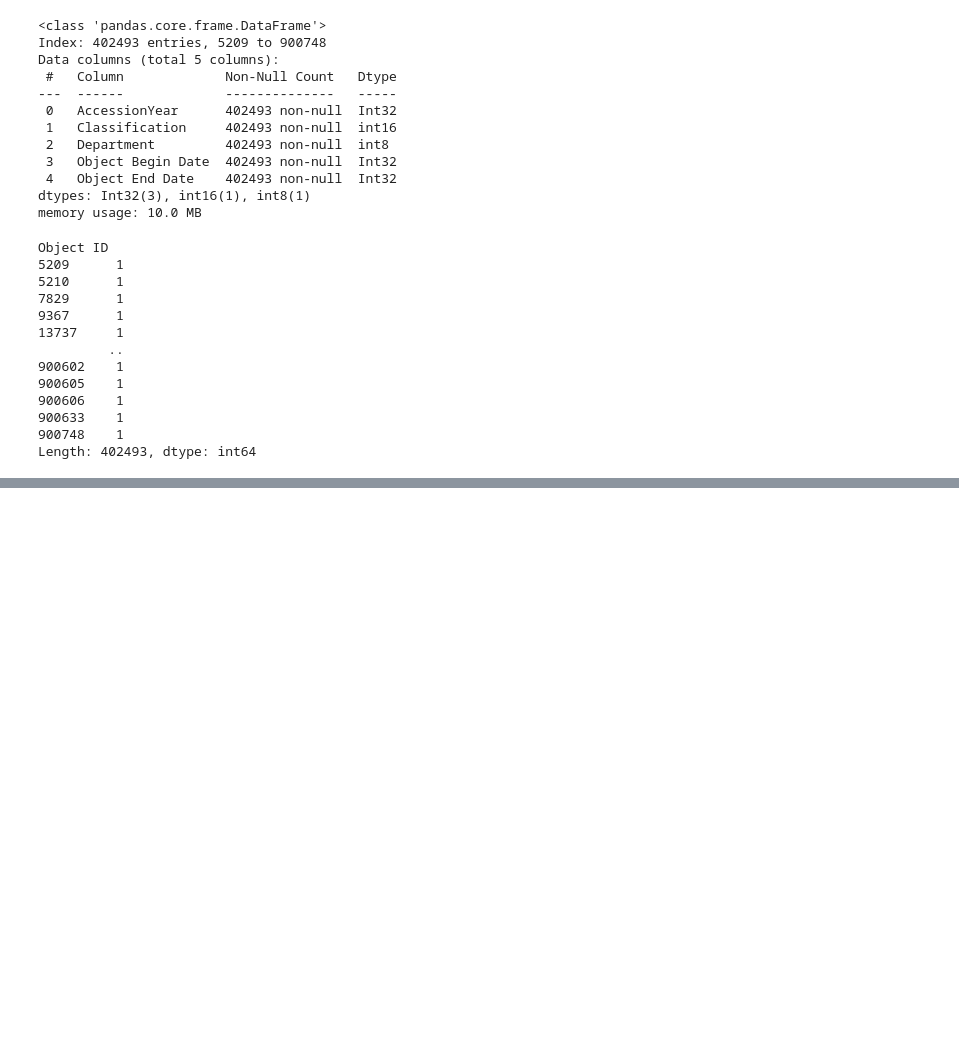
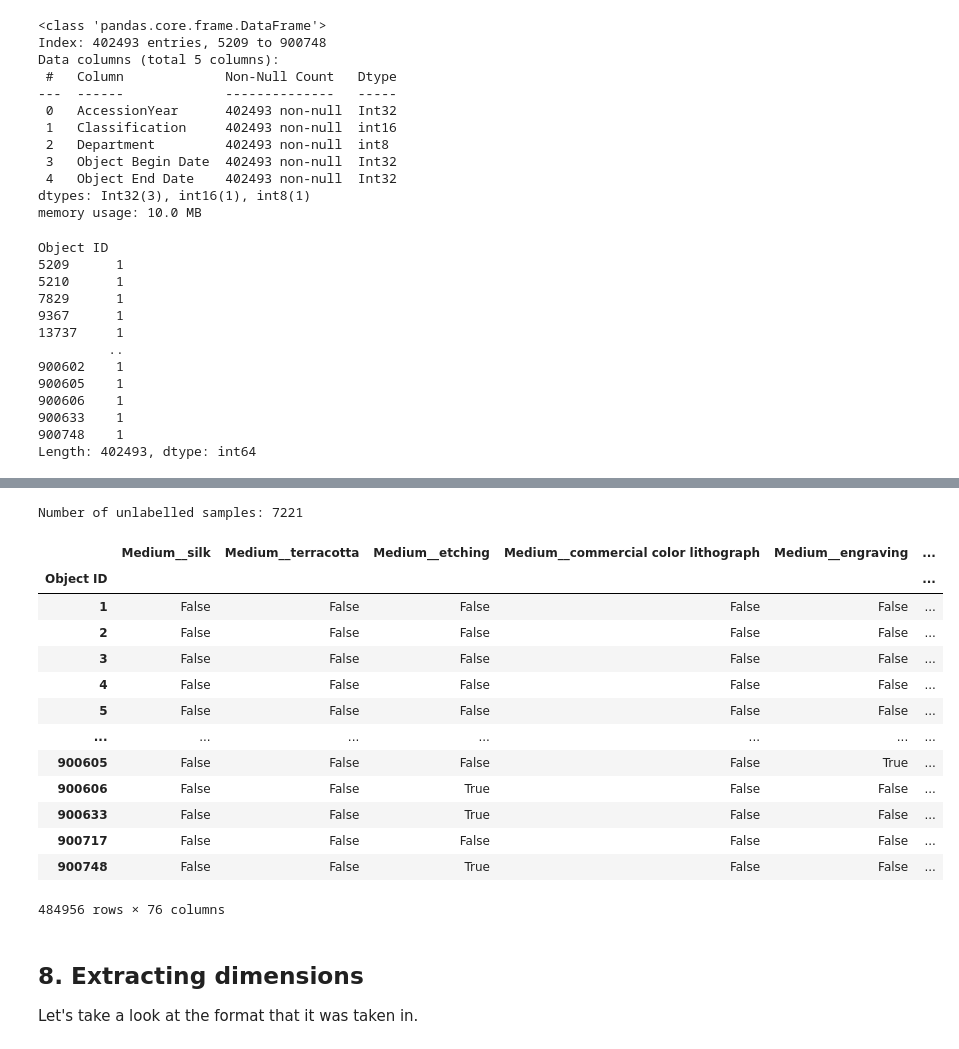
Before and after one commit to ZhigaMason/University, a Jupyter notebook: 01/01_homework.ipynb, the cells around one changed output, grey strips where cells are left out. Saved outputs shown, nothing was run; the diff lists cells and outputs as text; code cells hidden in the pictures; blank space fills up the shorter version.

```diff
--- a/01/01_homework.ipynb
+++ b/01/01_homework.ipynb
@@ -536,0 +787,3 @@ Index(['Object Number', 'Is Highlight', 'Is Timeline Work', 'Is Public Domain',
+# %%
+col = df['Medium']
+col.value_counts()
@@ -536,0 +810,7 @@ Index(['Object Number', 'Is Highlight', 'Is Timeline Work', 'Is Public Domain',
+# %%
+def deparse_nullable_list(x) -> set:
+    if x is np.nan:
+        return []
+    return x
+col_set = col.str.lower().str.findall(r'\s*([^,]+)\s*').map(deparse_nullable_list)
+col_set
@@ -536,0 +831,8 @@ Index(['Object Number', 'Is Highlight', 'Is Timeline Work', 'Is Public Domain',
+# %%
+from collections import Counter
+medium_counter = Counter()
+
+for val in col_set:
+    medium_counter.update(val)
+print(f'Number of distinct mediums: {len(medium_counter)}', f'Number of records: {medium_counter.total()}')
+medium_counter.most_common(10)
@@ -536,0 +851,6 @@ Index(['Object Number', 'Is Highlight', 'Is Timeline Work', 'Is Public Domain',
+# %%
+M = 75
+
+for med, _ in medium_counter.most_common(M):
+    print(f"Processing {med}...")
+    df[f'Medium__{med}'] = df['Medium'].str.contains(med, na=False, flags=re.IGNORECASE)
@@ -536,0 +899,26 @@ Index(['Object Number', 'Is Highlight', 'Is Timeline Work', 'Is Public Domain',
+# %%
+medium_cols = [f'Medium__{med}' for med, _ in medium_counter.most_common(M)]
+df['Medium__NOLABEL'] = ~df[medium_cols].T.any()
+medium_cols.append('Medium__NOLABEL')
+print(f"Number of unlabelled samples: {df['Medium__NOLABEL'].sum()}")
+df[medium_cols]
+# %% [output]
+Number of unlabelled samples: 7221
+|  | Medium__silk | Medium__terracotta | Medium__etching | Medium__commercial color lithograph | Medium__engraving | ... |
+| Object ID |  |  |  |  |  | ... |
+| 1 | False | False | False | False | False | ... |
+| 2 | False | False | False | False | False | ... |
+| 3 | False | False | False | False | False | ... |
+| 4 | False | False | False | False | False | ... |
+| 5 | False | False | False | False | False | ... |
+| ... | ... | ... | ... | ... | ... | ... |
+| 900605 | False | False | False | False | True | ... |
+| 900606 | False | False | True | False | False | ... |
+| 900633 | False | False | True | False | False | ... |
+| 900717 | False | False | False | False | False | ... |
+| 900748 | False | False | True | False | False | ... |
+484956 rows × 76 columns
+# %% [markdown]
+## 8. Extracting dimensions
+
+Let's take a look at the format that it was taken in.
```
Also changed, not shown: parts of 39 cells of this notebook.
